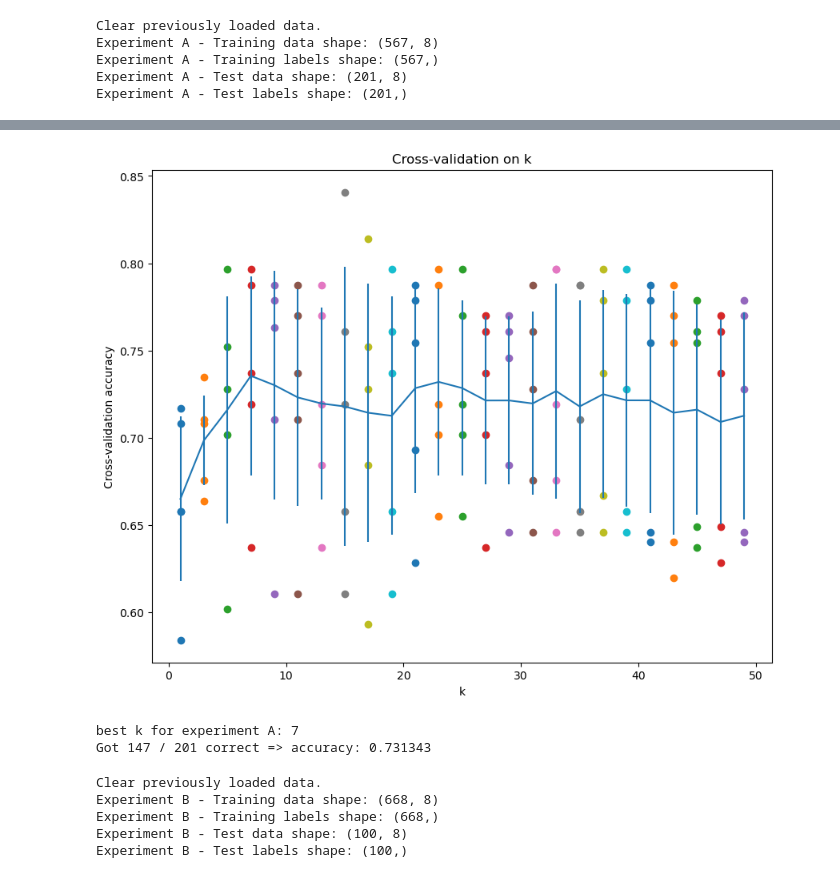
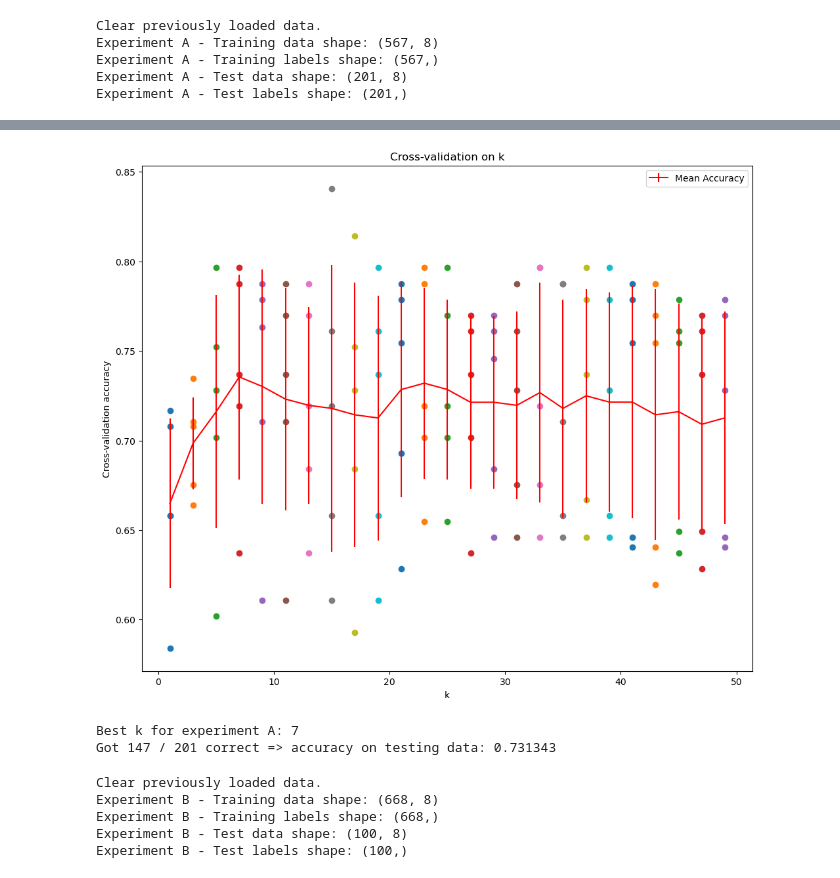
Before and after one commit to micYn/data_mining, a Jupyter notebook: midterm_project/knn.ipynb, the cells around one changed output, grey strips where cells are left out. Cells and saved outputs as stored; diff of their text form; code cells hidden in the pictures.

Commit message:
changes plot style

```diff
--- a/midterm_project/knn.ipynb
+++ b/midterm_project/knn.ipynb
@@ -3,7 +3,7 @@ import numpy as np
 import matplotlib.pyplot as plt
 
 %matplotlib inline
-plt.rcParams['figure.figsize'] = (10.0, 8.0)
+plt.rcParams['figure.figsize'] = (12.0, 10.0)
 plt.rcParams['image.interpolation'] = 'nearest'
 plt.rcParams['image.cmap'] = 'gray'
 
@@ -54,7 +55,7 @@ for fold in Xy_train_folds:
     X_train_folds.append(fold[:, :-1])
     y_train_folds.append(fold[:, -1].astype(int))
 
-k_to_accuracies = {}
+k_to_accuracy_dict = {}
 
 for k in k_choices:
     accuracies = []
@@ -63,12 +64,12 @@ for k in k_choices:
         y_validation_pred = knn_classifier.predict(X_train_folds[i], k)
         num_correct = np.sum(y_validation_pred==y_train_folds[i])
         accuracies.append(float(num_correct) / X_train_folds[i].shape[0])
-    k_to_accuracies[k] = accuracies
 
+    k_to_accuracy_dict[k] = accuracies
 
 # Print out the computed accuracies
-for k in sorted(k_to_accuracies):
-    for accuracy in k_to_accuracies[k]:
+for k in sorted(k_to_accuracy_dict):
+    for accuracy in k_to_accuracy_dict[k]:
         print('k = %3d, accuracy = %f' % (k, accuracy), end=" | ")
     print()
 # %% [output]
@@ -90,25 +91,26 @@ k =  45, accuracy = 0.754386 | k =  45, accuracy = 0.649123 | k =  45, accuracy
 k =  47, accuracy = 0.736842 | k =  47, accuracy = 0.649123 | k =  47, accuracy = 0.628319 | k =  47, accuracy = 0.761062 | k =  47, accuracy = 0.769912 |
 k =  49, accuracy = 0.728070 | k =  49, accuracy = 0.640351 | k =  49, accuracy = 0.646018 | k =  49, accuracy = 0.769912 | k =  49, accuracy = 0.778761 |
 # %%
-# plot the raw observations
-for k in k_choices:
-    accuracies = k_to_accuracies[k]
+# Plot k-accuracies (each k will have 5 accuracies due to cross-validation)
+for k, accuracies in k_to_accuracy_dict.items():
     plt.scatter([k] * len(accuracies), accuracies)
 
-# plot the trend line with error bars that correspond to standard deviation
-accuracies_mean = np.array([np.mean(v) for k,v in sorted(k_to_accuracies.items())])
-accuracies_std = np.array([np.std(v) for k,v in sorted(k_to_accuracies.items())])
-plt.errorbar(k_choices, accuracies_mean, yerr=accuracies_std)
+# Plot the trend line with error bars
+accuracies_mean = np.array([np.mean(acc) for acc in k_to_accuracy_dict.values()])
+accuracies_std = np.array([np.std(acc) for acc in k_to_accuracy_dict.values()])
+plt.errorbar(k_choices, accuracies_mean, yerr=accuracies_std, color='red', label='Mean Accuracy')
+
 plt.title('Cross-validation on k')
 plt.xlabel('k')
 plt.ylabel('Cross-validation accuracy')
+plt.legend()
 plt.show()
 # %% [output]
-[figure, old version]
+[figure, new version]
 # %%
 # Based on the cross-validation results above, choose the best value for k,
-# retrain the classifier using all the training data, and test it on the test
-best_k = k_choices[accuracies_mean.argmax()]; print('best k for experiment A: %d' % best_k)
+# retrain the classifier using all the training data, and test it on the testing data
+best_k = k_choices[accuracies_mean.argmax()]; print('Best k for experiment A: %d' % best_k)
 
 knn_classifier = KNearestNeighbor()
 knn_classifier.train(X_train_A, y_train_A)
@@ -118,10 +120,10 @@ y_test_pred = knn_classifier.predict(X_test_A, k=best_k)
 num_test = y_test_A.shape[0]
 num_correct = np.sum(y_test_pred == y_test_A)
 accuracy = float(num_correct) / num_test
-print('Got %d / %d correct => accuracy: %f' % (num_correct, num_test, accuracy))
+print('Got %d / %d correct => accuracy on testing data: %f' % (num_correct, num_test, accuracy))
 # %% [output]
-best k for experiment A: 7
-Got 147 / 201 correct => accuracy: 0.731343
+Best k for experiment A: 7
+Got 147 / 201 correct => accuracy on testing data: 0.731343
 # %%
 # Experiment B:
 try:
```
Also changed, not shown: parts of 4 cells of this notebook, 2 other files.
